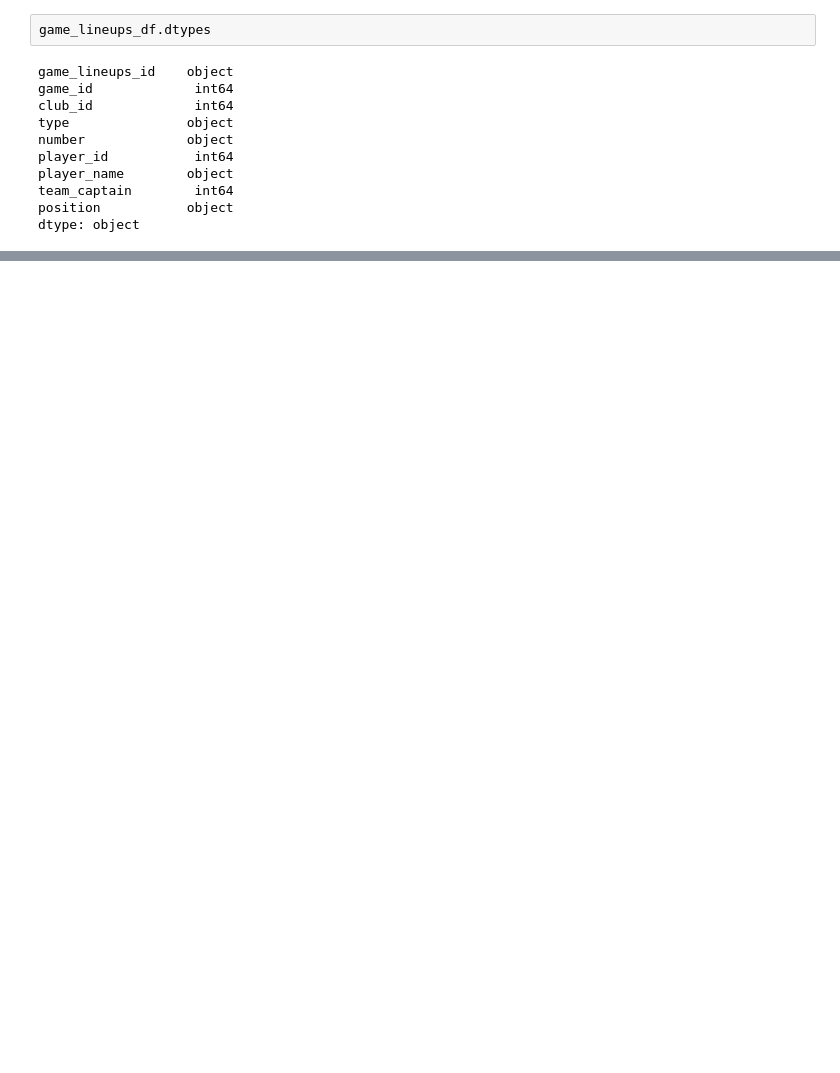
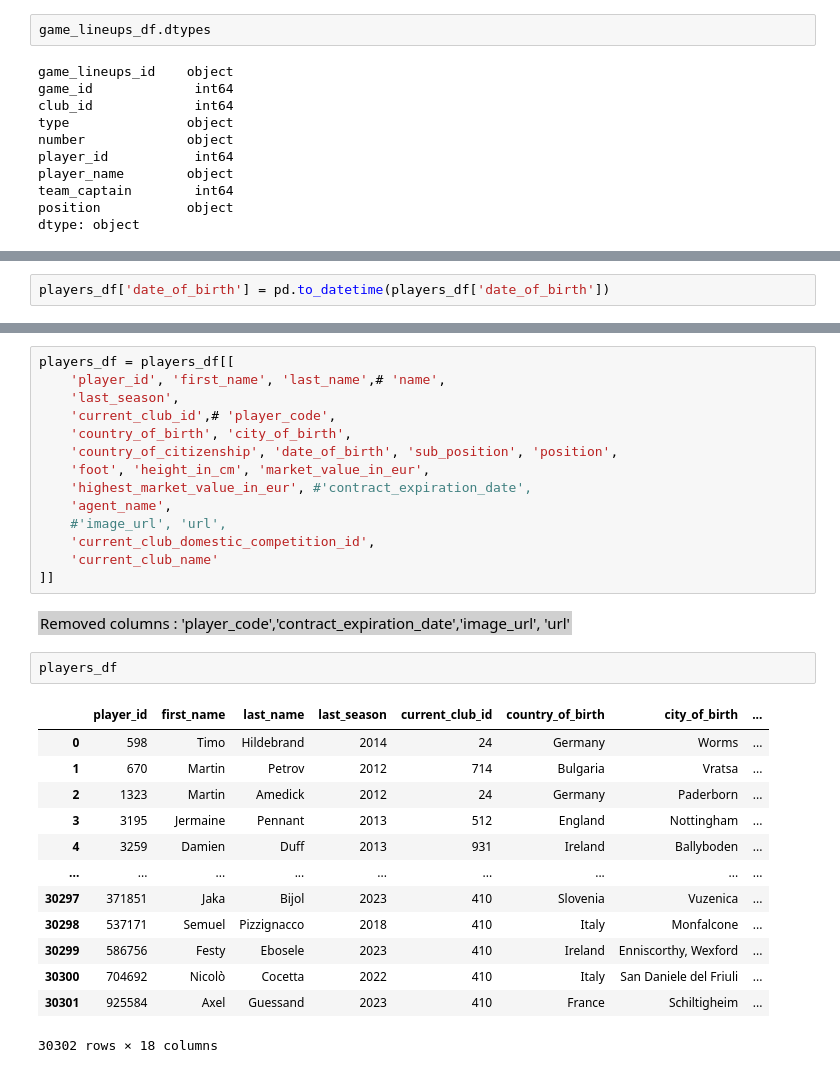
Before and after one commit to ZakAbourida/IUM-TWEB-UniTo, a Jupyter notebook: MainDirectory/Python Part/DataAnalysis.ipynb, the cells around one changed output, grey strips where cells are left out. Drawn from its saved outputs; the diff is of its cells as text; blank space fills up the shorter version.

```diff
--- a/MainDirectory/Python Part/DataAnalysis.ipynb
+++ b/MainDirectory/Python Part/DataAnalysis.ipynb
@@ -369,0 +481,2 @@ dtype: object
+# %%
+players_df['date_of_birth'] = pd.to_datetime(players_df['date_of_birth'])
@@ -369,0 +647,33 @@ dtype: object
+# %%
+players_df = players_df[[
+    'player_id', 'first_name', 'last_name',# 'name',
+    'last_season',
+    'current_club_id',# 'player_code',
+    'country_of_birth', 'city_of_birth',
+    'country_of_citizenship', 'date_of_birth', 'sub_position', 'position',
+    'foot', 'height_in_cm', 'market_value_in_eur',
+    'highest_market_value_in_eur', #'contract_expiration_date',
+    'agent_name',
+    #'image_url', 'url',
+    'current_club_domestic_competition_id',
+    'current_club_name'
+]]
+# %% [markdown]
+<span style="background-color: #d0d0d0; color: black; padding: 2px;">Removed columns : 'player_code','contract_expiration_date','image_url', 'url'
+</span>
+# %%
+players_df
+# %% [output]
+|  | player_id | first_name | last_name | last_season | current_club_id | country_of_birth | city_of_birth | ... |
+| 0 | 598 | Timo | Hildebrand | 2014 | 24 | Germany | Worms | ... |
+| 1 | 670 | Martin | Petrov | 2012 | 714 | Bulgaria | Vratsa | ... |
+| 2 | 1323 | Martin | Amedick | 2012 | 24 | Germany | Paderborn | ... |
+| 3 | 3195 | Jermaine | Pennant | 2013 | 512 | England | Nottingham | ... |
+| 4 | 3259 | Damien | Duff | 2013 | 931 | Ireland | Ballyboden | ... |
+| ... | ... | ... | ... | ... | ... | ... | ... | ... |
+| 30297 | 371851 | Jaka | Bijol | 2023 | 410 | Slovenia | Vuzenica | ... |
+| 30298 | 537171 | Semuel | Pizzignacco | 2018 | 410 | Italy | Monfalcone | ... |
+| 30299 | 586756 | Festy | Ebosele | 2023 | 410 | Ireland | Enniscorthy, Wexford | ... |
+| 30300 | 704692 | Nicolò | Cocetta | 2022 | 410 | Italy | San Daniele del Friuli | ... |
+| 30301 | 925584 | Axel | Guessand | 2023 | 410 | France | Schiltigheim | ... |
+30302 rows × 18 columns
```
Also changed, not shown: parts of 50 cells of this notebook.
